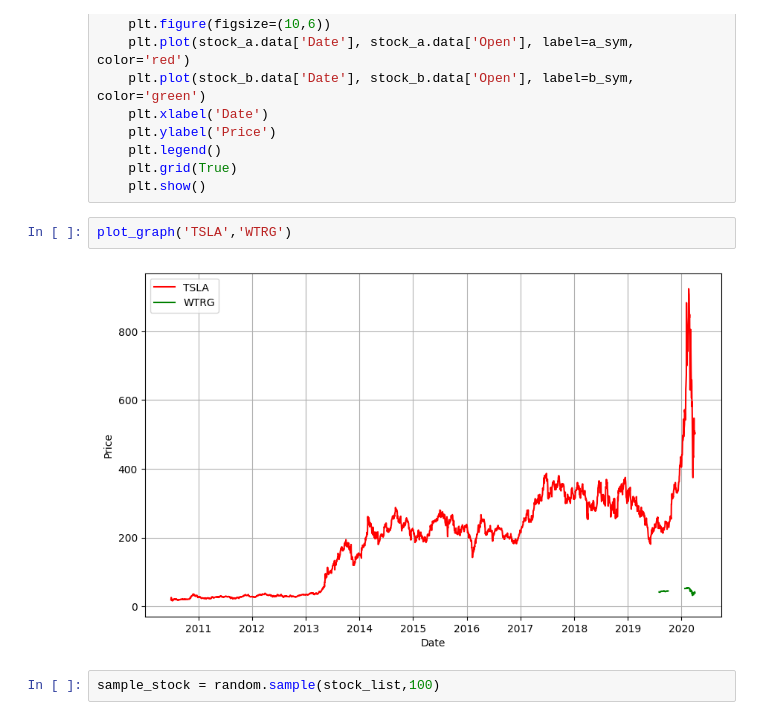
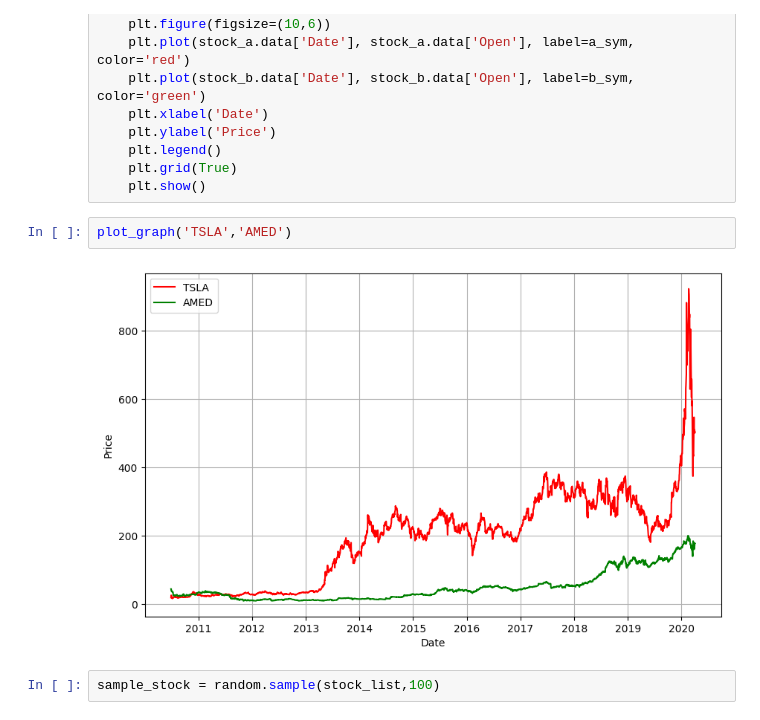
Before and after one commit to ashliujjainkar/Stock_market_analysis, a Jupyter notebook: stock_market.ipynb, the cells around one changed output. Drawn from its saved outputs; the diff is of its cells as text.

```diff
--- a/stock_market.ipynb
+++ b/stock_market.ipynb
@@ -209,9 +214,9 @@ def plot_graph(a_sym,b_sym):
     plt.grid(True)
     plt.show()
 # %%
-plot_graph('TSLA','WTRG')
+plot_graph('TSLA','AMED')
 # %% [output]
-[figure, old version]
+[figure, new version]
 # %%
 sample_stock = random.sample(stock_list,100)
 # %%
```
Also changed, not shown: parts of 9 cells of this notebook.
